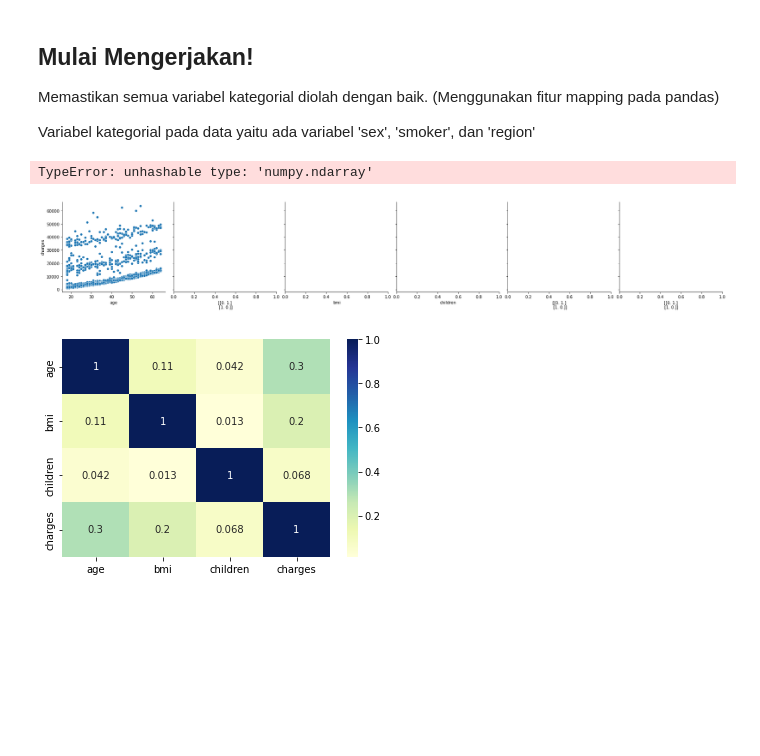
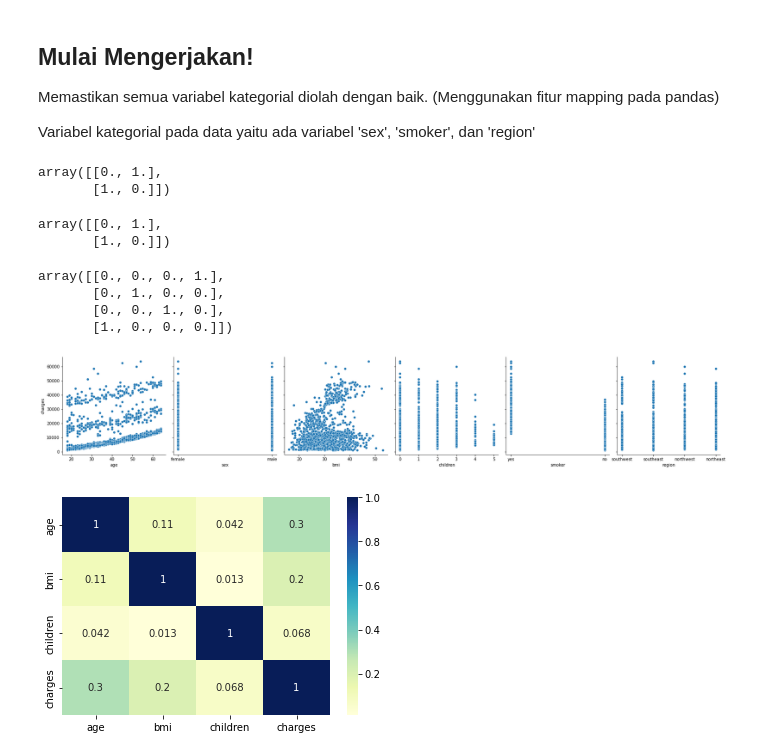
Before and after one commit to RadityaCatur/Machine_Learning_Kuis_01, a Jupyter notebook: soal_kuis1.ipynb, the cells around one changed output. Saved outputs shown, nothing was run; the diff lists cells and outputs as text; code cells hidden in the pictures; blank space fills up the shorter version.

```diff
--- a/soal_kuis1.ipynb
+++ b/soal_kuis1.ipynb
@@ -66,6 +62,11 @@ oe_sex = [
 oe_sex = OneHotEncoder().fit_transform(oe_sex)
 
 oe_sex = oe_sex.toarray()
+
+oe_sex
+# %% [output]
+array([[0., 1.],
+       [1., 0.]])
 # %%
 oe_smoker = [
     [ 'yes' ],
@@ -75,27 +76,40 @@ oe_smoker = [
 oe_smoker = OneHotEncoder().fit_transform(oe_smoker)
 
 oe_smoker = oe_smoker.toarray()
+
+oe_smoker
+# %% [output]
+array([[0., 1.],
+       [1., 0.]])
 # %%
 oe_region = [
     [ 'southwest' ],
-    [ 'northwest' ]
+    [ 'northwest' ],
+    [ 'southeast' ],
+    [ 'northeast' ]
 ]
 
 oe_region = OneHotEncoder().fit_transform(oe_region)
 
 oe_region = oe_region.toarray()
+
+oe_region
+# %% [output]
+array([[0., 0., 0., 1.],
+       [0., 1., 0., 0.],
+       [0., 0., 1., 0.],
+       [1., 0., 0., 0.]])
 # %%
 # import library untuk visualisasi
 import matplotlib.pyplot as plt
 import seaborn as sns
 # %%
 # operasi visualisasi
-sns.pairplot(df, x_vars=['age', oe_sex,'bmi', 'children', oe_smoker, oe_region],
-             y_vars='charges', size=4, aspect=1, kind='scatter')
+sns.pairplot(df, x_vars=['age', 'sex','bmi', 'children', 'smoker', 'region'],
+             y_vars='charges', height=4, aspect=1, kind='scatter')
 plt.show()
 # %% [output]
-TypeError: unhashable type: 'numpy.ndarray'
-[figure, old version]
+[figure, new version]
 # %%
 sns.heatmap(df.corr(), cmap="YlGnBu", annot = True)
 plt.show()
```
Also changed, not shown: parts of 2 cells of this notebook.
